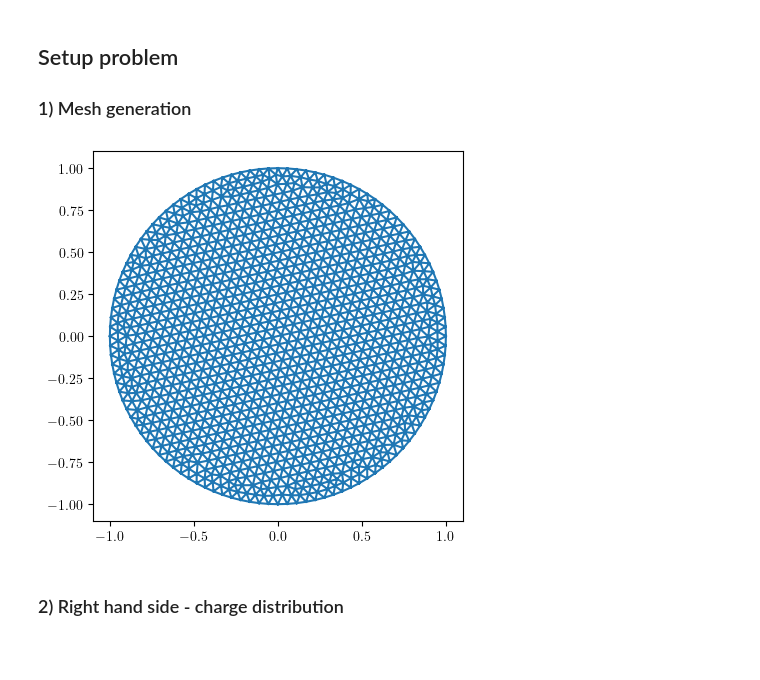
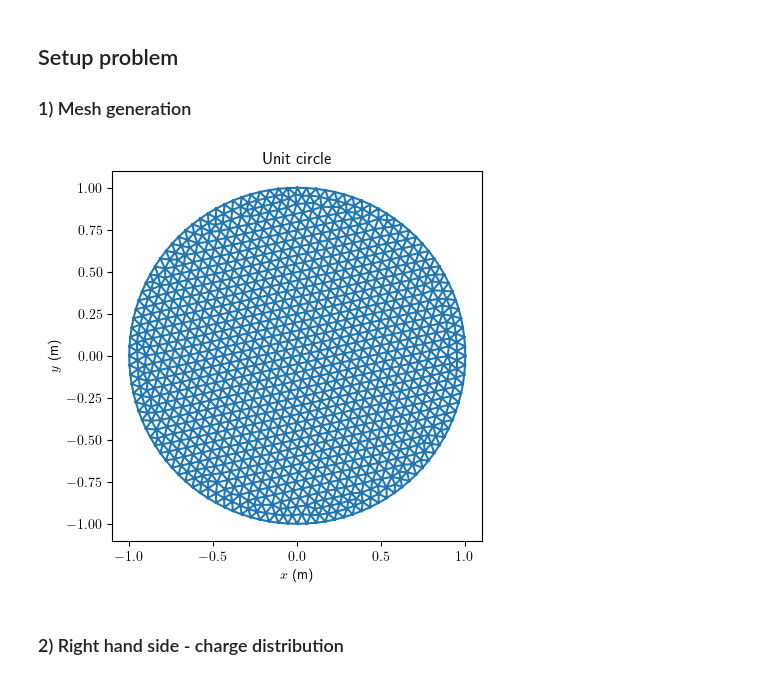
Before and after one commit to Devoev/cem, a Jupyter notebook: point_charge.ipynb, the cells around one changed output. Drawn from its saved outputs; the diff is of its cells as text; code cells hidden in the pictures; blank space fills up the shorter version.

Commit message:
add plot_mesh.py

```diff
--- a/point_charge.ipynb
+++ b/point_charge.ipynb
@@ -62,11 +63,9 @@ def gen_unit_circle():
 gen_unit_circle()
 msh = make_mesh()
 # %%
-plt.triplot(msh.x, msh.y, msh.elems_to_nodes)
-plt.axis('scaled')
-plt.show()
+plot_mesh(msh, title='Unit circle')
 # %% [output]
-[figure, old version]
+[figure, new version]
 # %% [markdown]
 ### 2) Right hand side - charge distribution
 # %%
```
Also changed, not shown: parts of 2 cells of this notebook, 1 other file.
